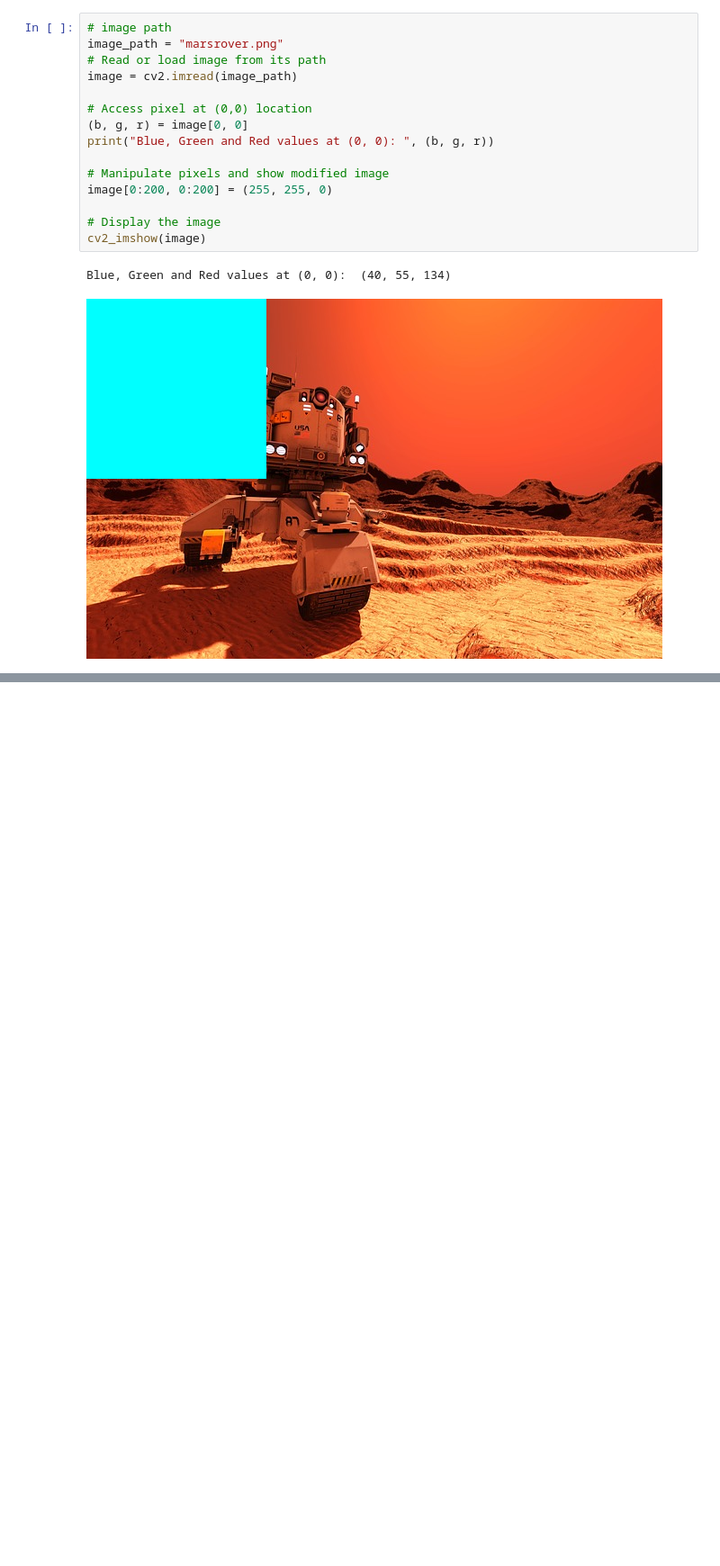
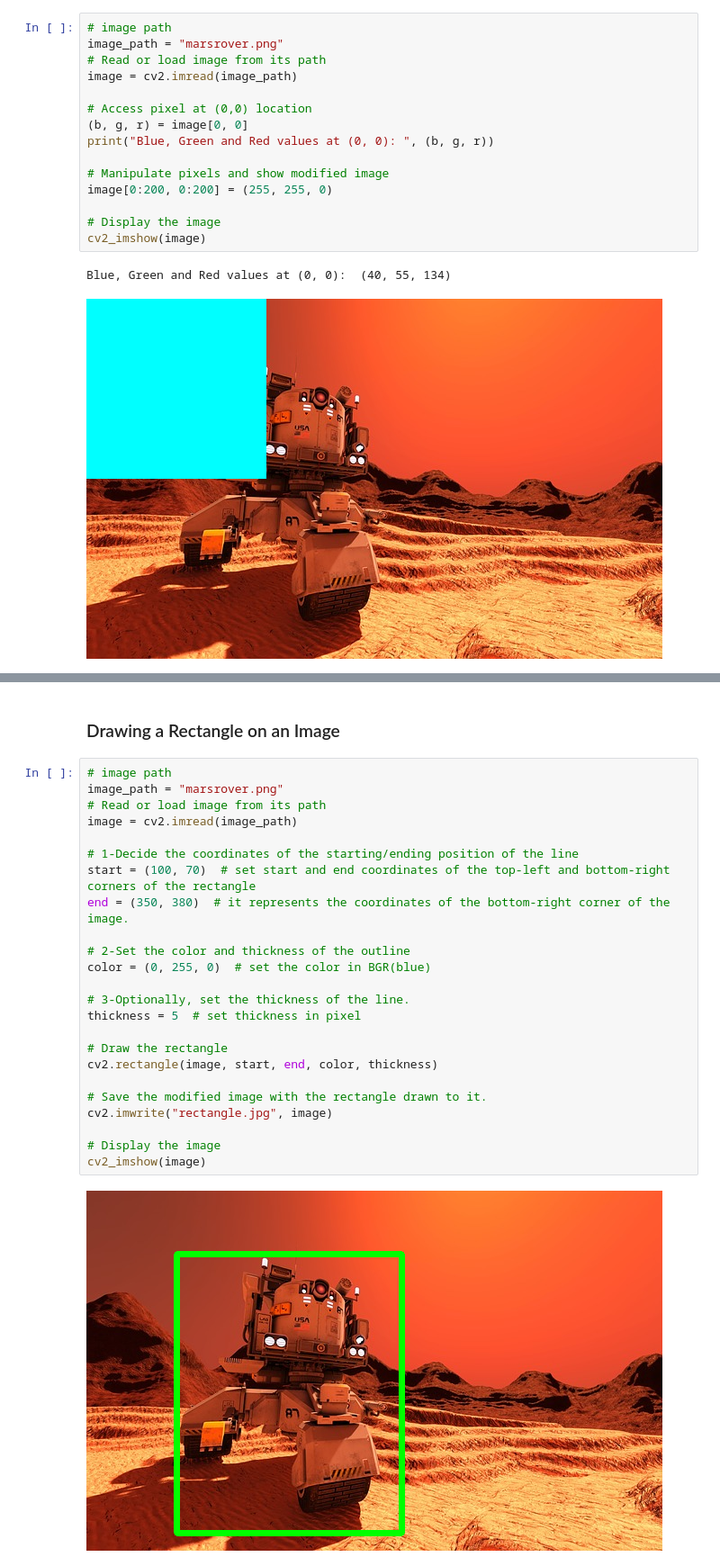
Before and after one commit to rahiakela/building-computer-vision-applications-using-artificial-neural-networks, a Jupyter notebook: 2_image_and_video_processing.ipynb, the cells around one changed output, grey strips where cells are left out. Shown at 90% size. Cells and saved outputs as stored; diff of their text form; blank space fills up the shorter version.

```diff
--- a/2_image_and_video_processing.ipynb
+++ b/2_image_and_video_processing.ipynb
@@ -80,0 +114,28 @@ Blue, Green and Red values at (0, 0):  (40, 55, 134)
+# %% [markdown]
+### Drawing a Rectangle on an Image
+# %%
+# image path
+image_path = "marsrover.png"
+# Read or load image from its path
+image = cv2.imread(image_path)
+
+# 1-Decide the coordinates of the starting/ending position of the line
+start = (100, 70)  # set start and end coordinates of the top-left and bottom-right corners of the rectangle
+end = (350, 380)  # it represents the coordinates of the bottom-right corner of the image.
+
+# 2-Set the color and thickness of the outline
+color = (0, 255, 0)  # set the color in BGR(blue)
+
+# 3-Optionally, set the thickness of the line.
+thickness = 5  # set thickness in pixel
+
+# Draw the rectangle
+cv2.rectangle(image, start, end, color, thickness)
+
+# Save the modified image with the rectangle drawn to it.
+cv2.imwrite("rectangle.jpg", image)
+
+# Display the image
+cv2_imshow(image)
+# %% [output]
+[figure, added]
```
Also changed, not shown: parts of 12 cells of this notebook.
